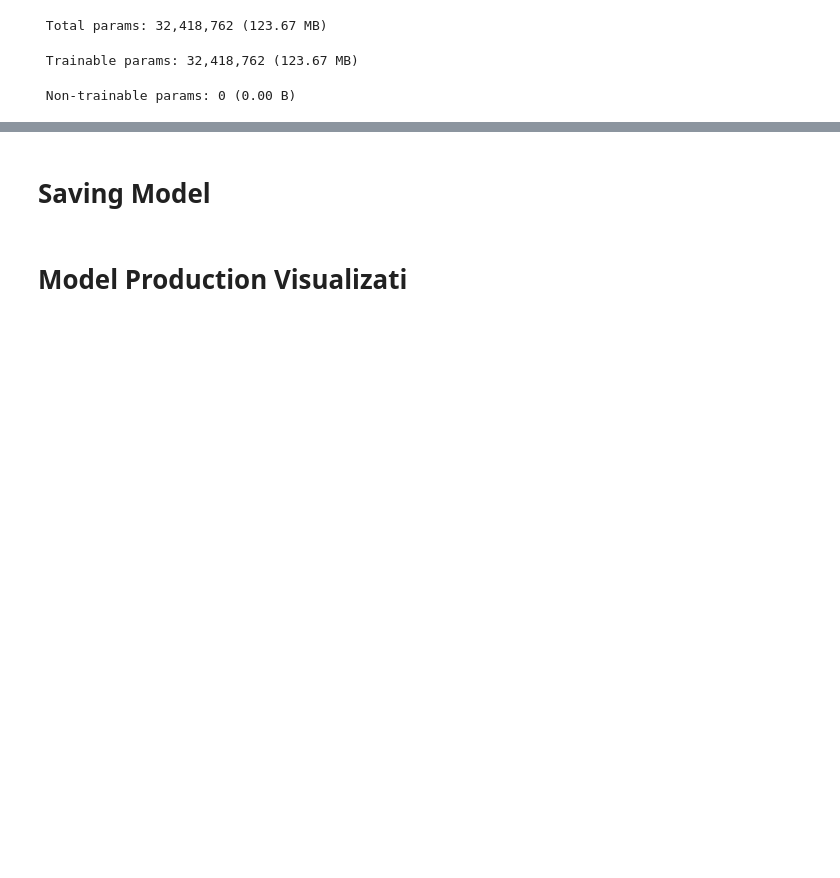
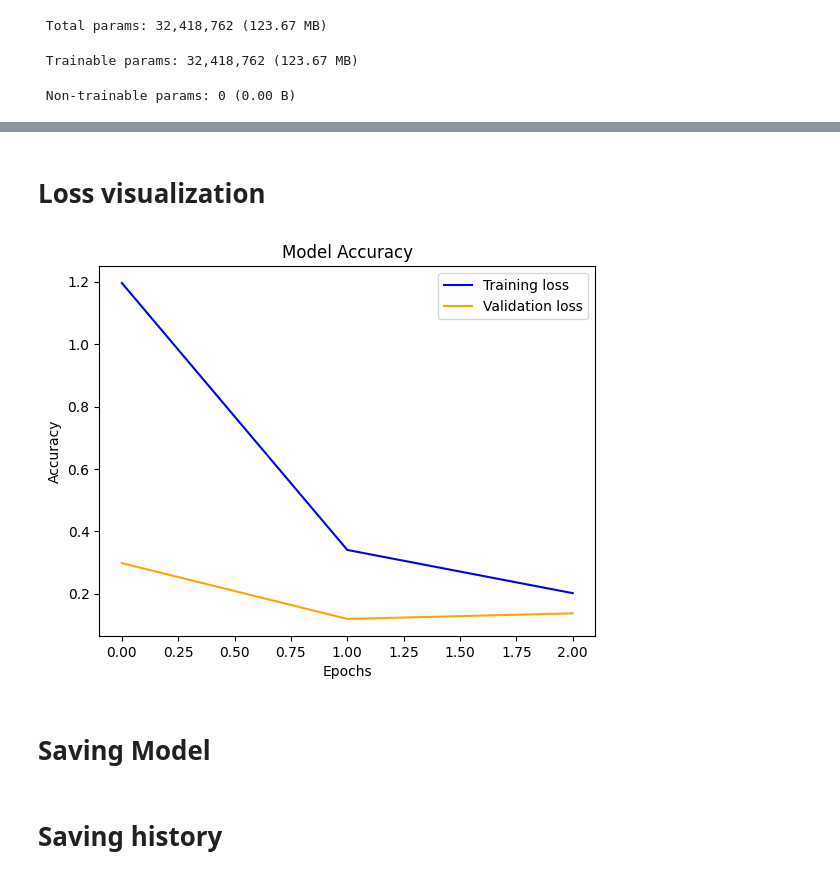
Before and after one commit to nightitachi/New-Plant-Diseases-Dataset, a Jupyter notebook: New_Plant_Diseases_Dataset.ipynb, the cells around one changed output, grey strips where cells are left out. Drawn from its saved outputs; the diff is of its cells as text; code cells hidden in the pictures; blank space fills up the shorter version.

```diff
--- a/New_Plant_Diseases_Dataset.ipynb
+++ b/New_Plant_Diseases_Dataset.ipynb
@@ -178,6 +212,20 @@ Epoch 1/3
+# %% [markdown]
+# Loss visualization
+# %%
+epochs= [i for i in range(1,4)]
+
+plt.plot(training_history.history['loss'], label='Training loss', color='blue')
+plt.plot(training_history.history['val_loss'], label='Validation loss', color='orange')
+plt.title('Model Accuracy')
+plt.xlabel('Epochs')
+plt.ylabel('Accuracy')
+plt.legend()
+plt.show()
+# %% [output]
+[figure, added]
 # %% [markdown]
 # Saving Model
 # %%
 model.save("trained_model.keras")
-# %% [markdown]
-# Model Production Visualizati
+# %% [markdown]
+# Saving history
```
Also changed, not shown: parts of 22 cells of this notebook.
